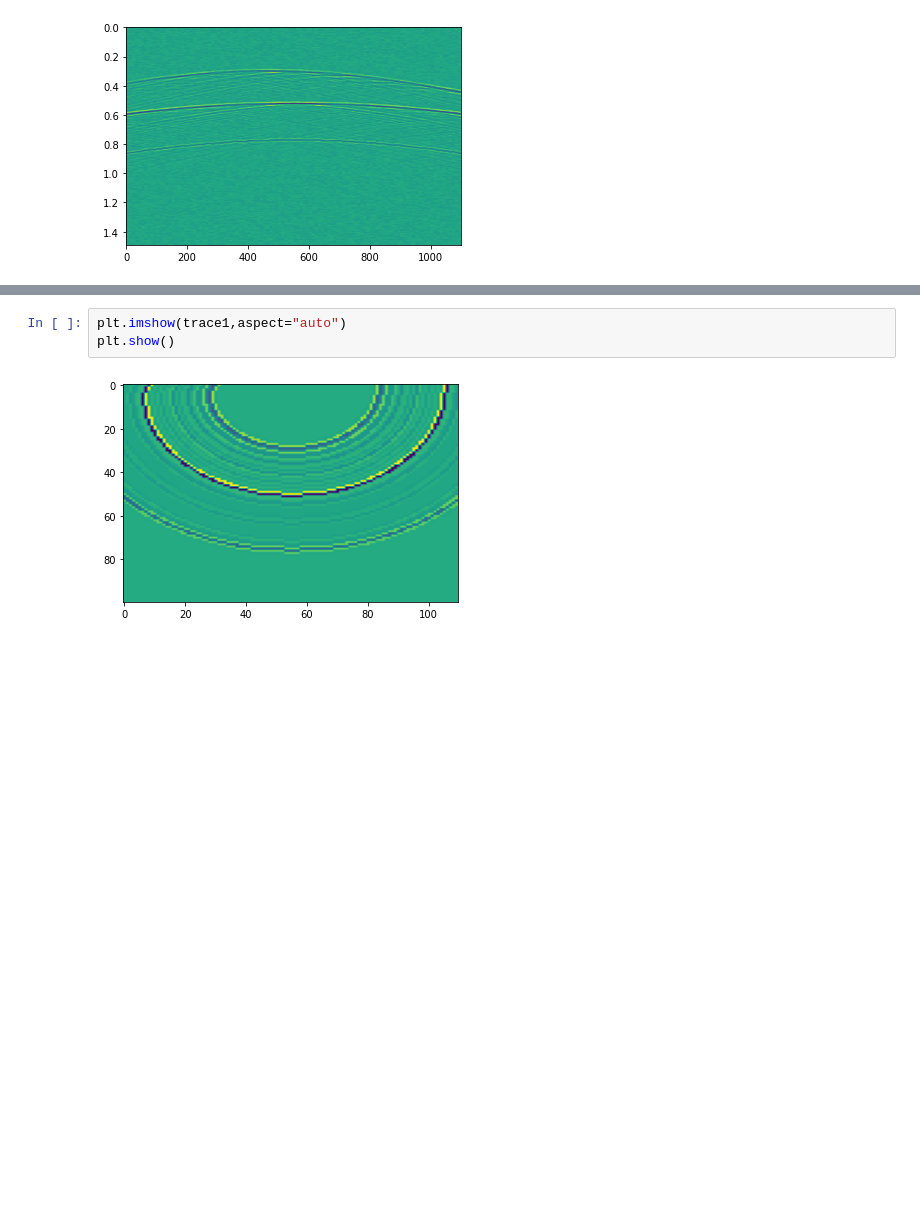
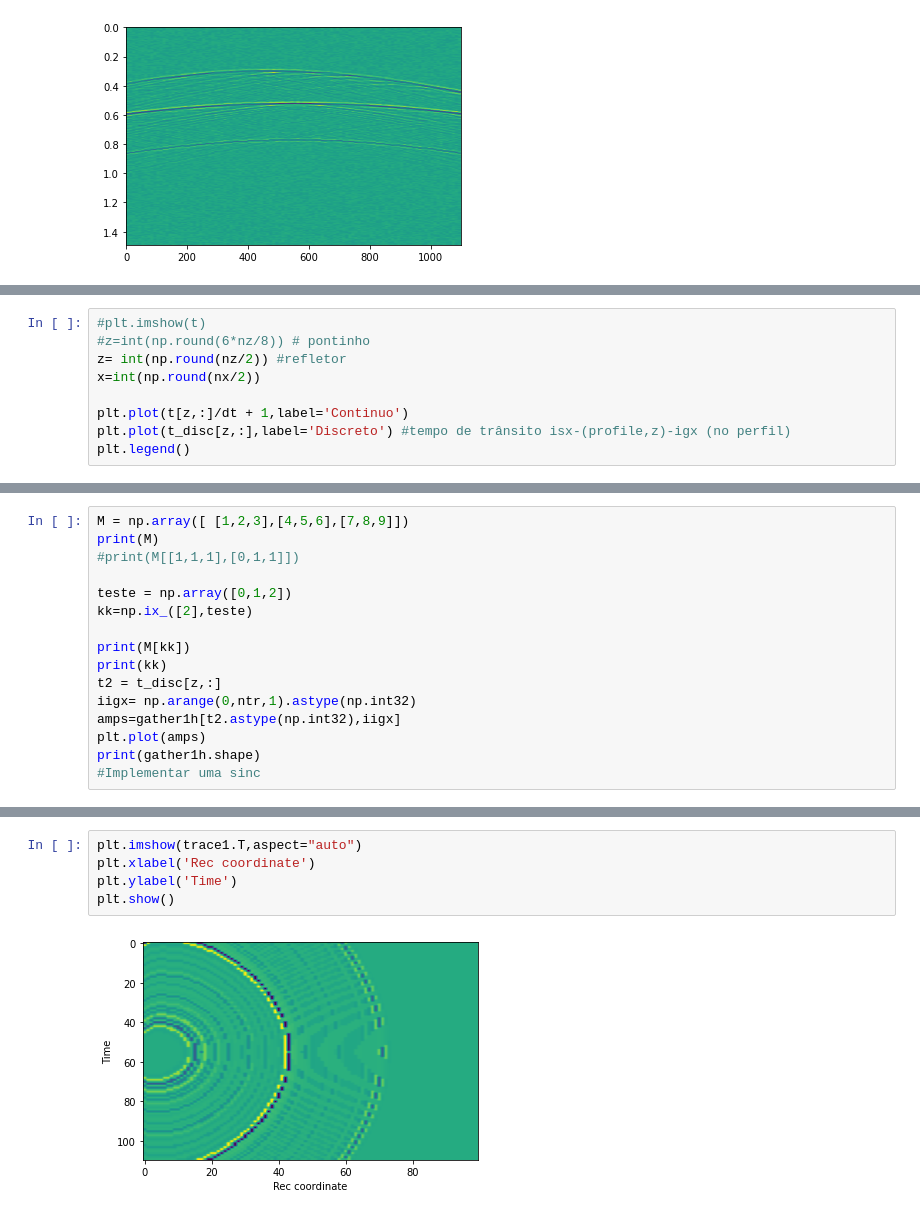
Before and after one commit to GuilhermeZakarewicz/DiffraPy, a Jupyter notebook: Tabti.ipynb, the cells around one changed output, grey strips where cells are left out. Cells and saved outputs as stored; diff of their text form; blank space fills up the shorter version.

```diff
--- a/Tabti.ipynb
+++ b/Tabti.ipynb
@@ -223,0 +286,9 @@ plt.imshow(t)
+# %%
+#plt.imshow(t)
+#z=int(np.round(6*nz/8)) # pontinho
+z= int(np.round(nz/2)) #refletor
+x=int(np.round(nx/2))
+
+plt.plot(t[z,:]/dt + 1,label='Continuo')
+plt.plot(t_disc[z,:],label='Discreto') #tempo de trânsito isx-(profile,z)-igx (no perfil)
+plt.legend()
@@ -223,0 +307,16 @@ plt.imshow(t)
+# %%
+M = np.array([ [1,2,3],[4,5,6],[7,8,9]])
+print(M)
+#print(M[[1,1,1],[0,1,1]])
+
+teste = np.array([0,1,2])
+kk=np.ix_([2],teste)
+
+print(M[kk])
+print(kk)
+t2 = t_disc[z,:]
+iigx= np.arange(0,ntr,1).astype(np.int32)
+amps=gather1h[t2.astype(np.int32),iigx]
+plt.plot(amps)
+print(gather1h.shape)
+#Implementar uma sinc
@@ -230,5 +457,7 @@ np.shape(trace1)
 # %%
-plt.imshow(trace1,aspect="auto")
+plt.imshow(trace1.T,aspect="auto")
+plt.xlabel('Rec coordinate')
+plt.ylabel('Time')
 plt.show()
 # %% [output]
-[figure, old version]
+[figure, new version]
```
Also changed, not shown: parts of 17 cells of this notebook, 5 other files.
